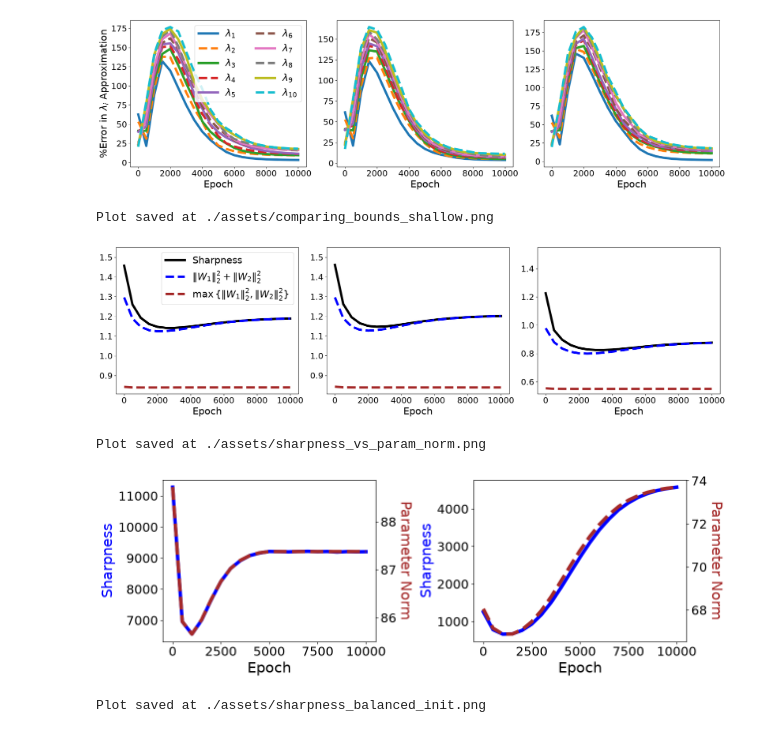
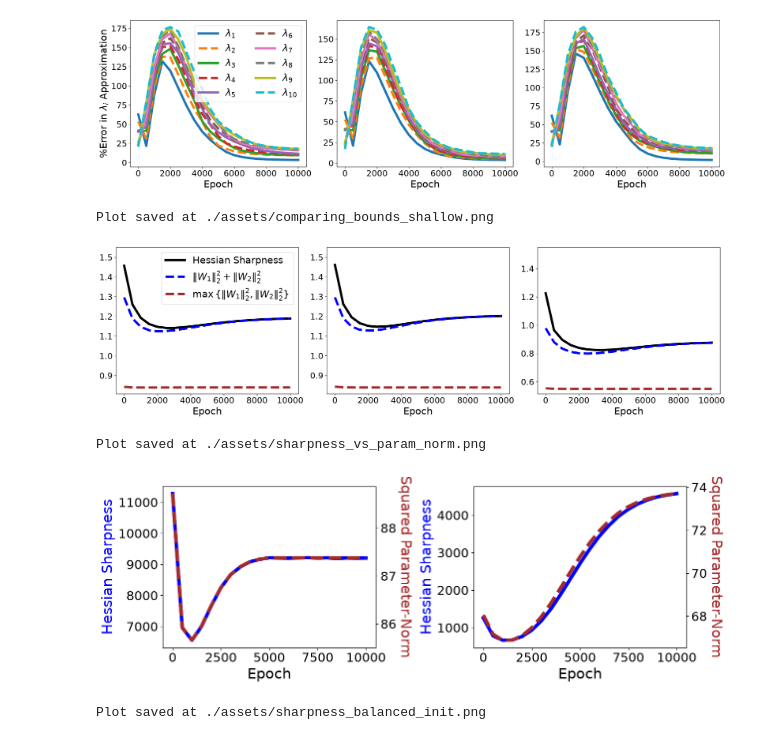
Before and after one commit to ignasa007/How-Sharpness-Depends-on-Data, a Jupyter notebook: plots.ipynb, the cells around one changed output. Saved outputs shown, nothing was run; the diff lists cells and outputs as text; code cells hidden in the pictures.

```diff
--- a/plots.ipynb
+++ b/plots.ipynb
@@ -106,7 +106,7 @@ for Dataset, ax in zip(DATASETS, axs):
     ax.plot(
         LOG_EVERY*np.arange(0, len(numerical_eigvals)),
         numerical_eigvals,
-        linewidth=LINE_WIDTH, color="black", label="Sharpness"
+        linewidth=LINE_WIDTH, color="black", label="Hessian Sharpness"
     )
     ax.plot(
         LOG_EVERY*np.arange(0, len(theoretical_eigvals)),
@@ -135,7 +135,7 @@ print(f"Plot saved at {fn}")
 plt.show()
 # %% [output]
 Plot saved at ./assets/comparing_bounds_shallow.png
-[figure, old version]
+[figure, new version]
 # %%
 from sharpness_vs_param_norm import *
 source_name = "sharpness_vs_param_norm"
@@ -149,36 +149,36 @@ for save_name, ax in zip(SAVE_NAMES, axs):
 
     fn = f"{RESULTS}/{source_name}/{save_name}.pt"
     results = torch.load(fn, weights_only=False, map_location="cpu")
     kwargs, assets, out = results["kwargs"], results["assets"], results["out"]
 
     *_, sq_param_norms, numerical_eigvals = out
     p = ax.plot(
         LOG_EVERY*np.arange(0, len(numerical_eigvals)),
         numerical_eigvals,
         linestyle="-", linewidth=LINE_WIDTH, color="blue"
     )
     ax.tick_params(axis="both", labelsize=LABEL_SIZE)
     ax.set_xlabel("Epoch", fontsize=FONT_SIZE)
-    ax.set_ylabel("Sharpness", fontsize=FONT_SIZE, color=p[-1].get_color())
+    ax.set_ylabel("Hessian Sharpness", fontsize=FONT_SIZE, color=p[-1].get_color())
     # ax.grid()
     ax_twin = ax.twinx()
     p = ax_twin.plot(
         LOG_EVERY*np.arange(0, len(sq_param_norms)),
         sq_param_norms.sum(axis=1),
         linestyle="--", linewidth=LINE_WIDTH, color="brown"
     )
     ax_twin.tick_params(axis="both", labelsize=LABEL_SIZE)
-    ax_twin.set_ylabel("Parameter Norm", fontsize=FONT_SIZE, color=p[-1].get_color(), rotation=270, labelpad=FONT_SIZE+2)
+    ax_twin.set_ylabel("Squared Parameter-Norm", fontsize=FONT_SIZE, color=p[-1].get_color(), rotation=270, labelpad=FONT_SIZE+2)
 
 fig.tight_layout()
 fn = f"{ASSETS}/{source_name}.png"
 os.makedirs(os.path.dirname(fn), exist_ok=True)
 plt.savefig(fn)
 print(f"Plot saved at {fn}")
 plt.show()
 # %% [output]
 Plot saved at ./assets/sharpness_vs_param_norm.png
-[figure, old version]
+[figure, new version]
 # %%
 from sharpness_balanced_init import *
 source_name = "sharpness_balanced_init"
```
Also changed, not shown: 13 other files.
